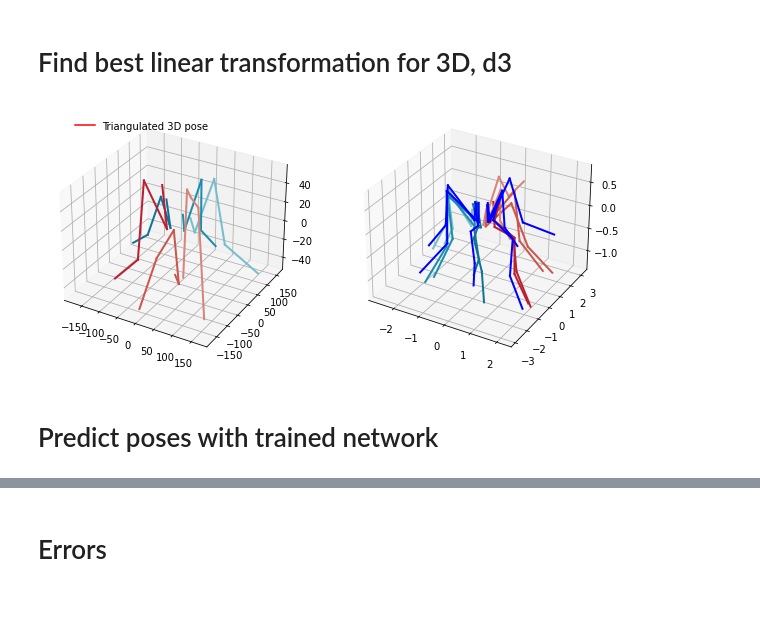
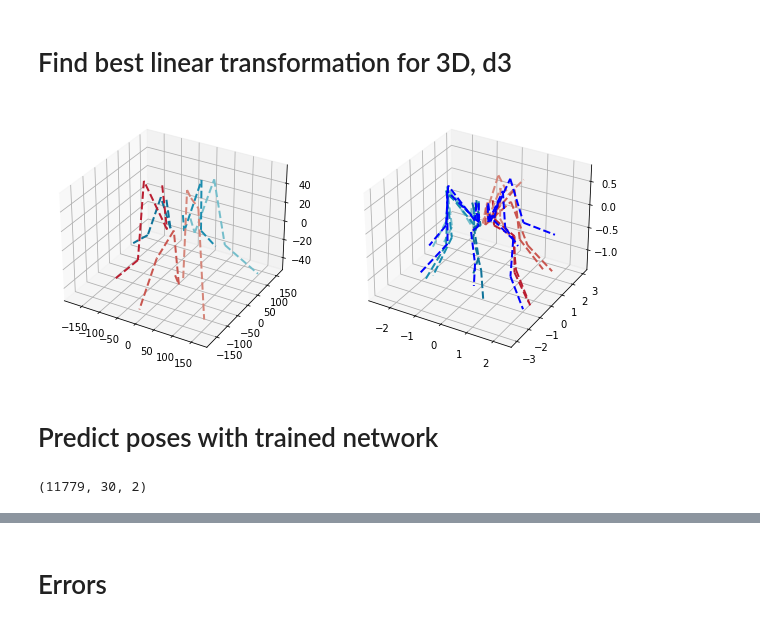
Before and after one commit to NeLy-EPFL/LiftPose3D, a Jupyter notebook: examples/domain_adapt_fly_tether_to_fly_prism/domain_adaptation.ipynb, the cells around one changed output, grey strips where cells are left out. Cells and saved outputs as stored; diff of their text form; code cells hidden in the pictures.

```diff
--- a/examples/domain_adapt_fly_tether_to_fly_prism/domain_adaptation.ipynb
+++ b/examples/domain_adapt_fly_tether_to_fly_prism/domain_adaptation.ipynb
@@ -179,19 +83,19 @@ plot_video_3d(fig, ax, n=250, fps=20, draw_function=f, name='LiftPose3D_predicti
 # %% [markdown]
 # Find nearest neighbours
 # %%
-#pts2d_source = torch.load('test_2d_DF3D.pth.tar')
-#pts2d_target = torch.load('test_2d_prism.pth.tar')
+pts2d_source = torch.load('test_2d_DF3D.pth.tar')
+pts2d_target = torch.load('test_2d_prism.pth.tar')
 pts3d_source = torch.load('test_3d_DF3D.pth.tar')
 pts3d_target, keypts_target = torch.load('test_3d_prism.pth.tar')
 
-#pts2d_source = np.concatenate([v for k,v in pts2d_source.items()], 0)
-#pts2d_target = np.concatenate([v for k,v in pts2d_target.items()], 0)
+pts2d_source = np.concatenate([v for k,v in pts2d_source.items()], 0)
+pts2d_target = np.concatenate([v for k,v in pts2d_target.items()], 0)
 pts3d_source = np.concatenate([v for k,v in pts3d_source.items()], 0)
 pts3d_target = np.concatenate([v for k,v in pts3d_target.items()], 0)
 keypts_target = np.concatenate([v for k,v in keypts_target.items()], 0)
 
-#pts2d_source = pts2d_source.reshape(pts2d_source.shape[0],pts2d_source.shape[1]//2, 2)
-#pts2d_target = pts2d_target.reshape(pts2d_target.shape[0],pts2d_target.shape[1]//2, 2)
+pts2d_source = pts2d_source.reshape(pts2d_source.shape[0],pts2d_source.shape[1]//2, 2)
+pts2d_target = pts2d_target.reshape(pts2d_target.shape[0],pts2d_target.shape[1]//2, 2)
 pts3d_source = pts3d_source.reshape(pts3d_source.shape[0],pts3d_source.shape[1]//3, 3)
 pts3d_target = pts3d_target.reshape(pts3d_target.shape[0],pts3d_target.shape[1]//3, 3)
 keypts_target = np.tile(keypts_target[:,:,None],3)
@@ -347,47 +236,51 @@ pts3d_prism = apply_linear_map(A_est_3D, pts3d_target)
 # %%
 ind = 2
 nn=2
 
 fig = plt.figure(figsize=(10,5))
 ax1 = fig.add_subplot(121, projection="3d")
 ax2 = fig.add_subplot(122, projection="3d")
 
-plot_pose_3d(ax=ax1, tar=pts3d_target[ind],
-        #pred=pred,
-        bones=par_data["vis"]["bones"],
-        limb_id=par_data["vis"]["limb_id"],
-        colors=par_data["vis"]["colors"],
-        #good_keypts = keypts_target[ind],
-        normalize=False,
-        legend=True,
-        axes=True)
+plot_pose_3d(ax1,
+             par_data["vis"]["bones"],
+             pts3d_target[ind],
+             #tar=,
+             limb_id=par_data["vis"]["limb_id"],
+             colors=par_data["vis"]["colors"],
+             #good_keypts = keypts_target[ind],
+             normalize=False,
+             axes=True)
 
 for i in nns_3d[ind][:nn]:
     plot_pose_3d(
         ax2,
-        pts3d_source[i],
         bones=par_data["vis"]["bones"],
+        pred=pts3d_source[i],
         limb_id=par_data["vis"]["limb_id"],
         colors=par_data["vis"]["colors"],
         #good_keypts=keypts_target[poses[ind]]
         axes=True
     )
 
 plot_pose_3d(
     ax2,
-    pts3d_prism[poses[ind]],
     bones=par_data["vis"]["bones"],
+    pred=pts3d_prism[poses[ind]],
     limb_id=par_data["vis"]["limb_id"],
     #colors=par_data["vis"]["colors"],
     #good_keypts=keypts_target[poses[ind]]
     axes=True
 )
 
 #plt.savefig('3D_mapping.svg')
 # %% [output]
-[figure, old version]
+[figure, new version]
 # %% [markdown]
 # Predict poses with trained network
+# %%
+pts2d_prism.shape
+# %% [output]
+(11779, 30, 2)
 # %%
 from liftpose.postprocess import load_test_results
 from liftpose.main import set_test_data
```
Also changed, not shown: parts of 14 cells of this notebook, 10 other files.
